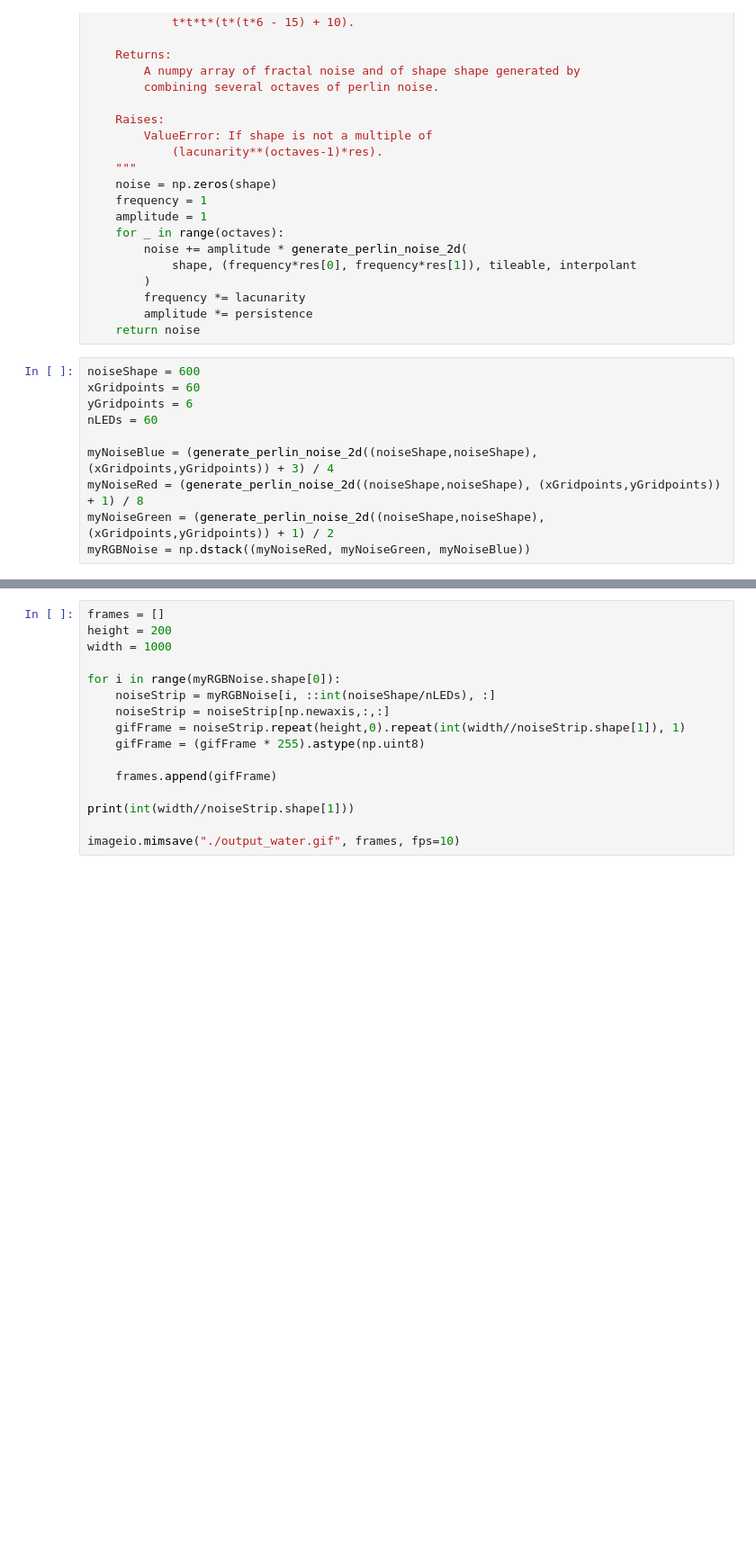
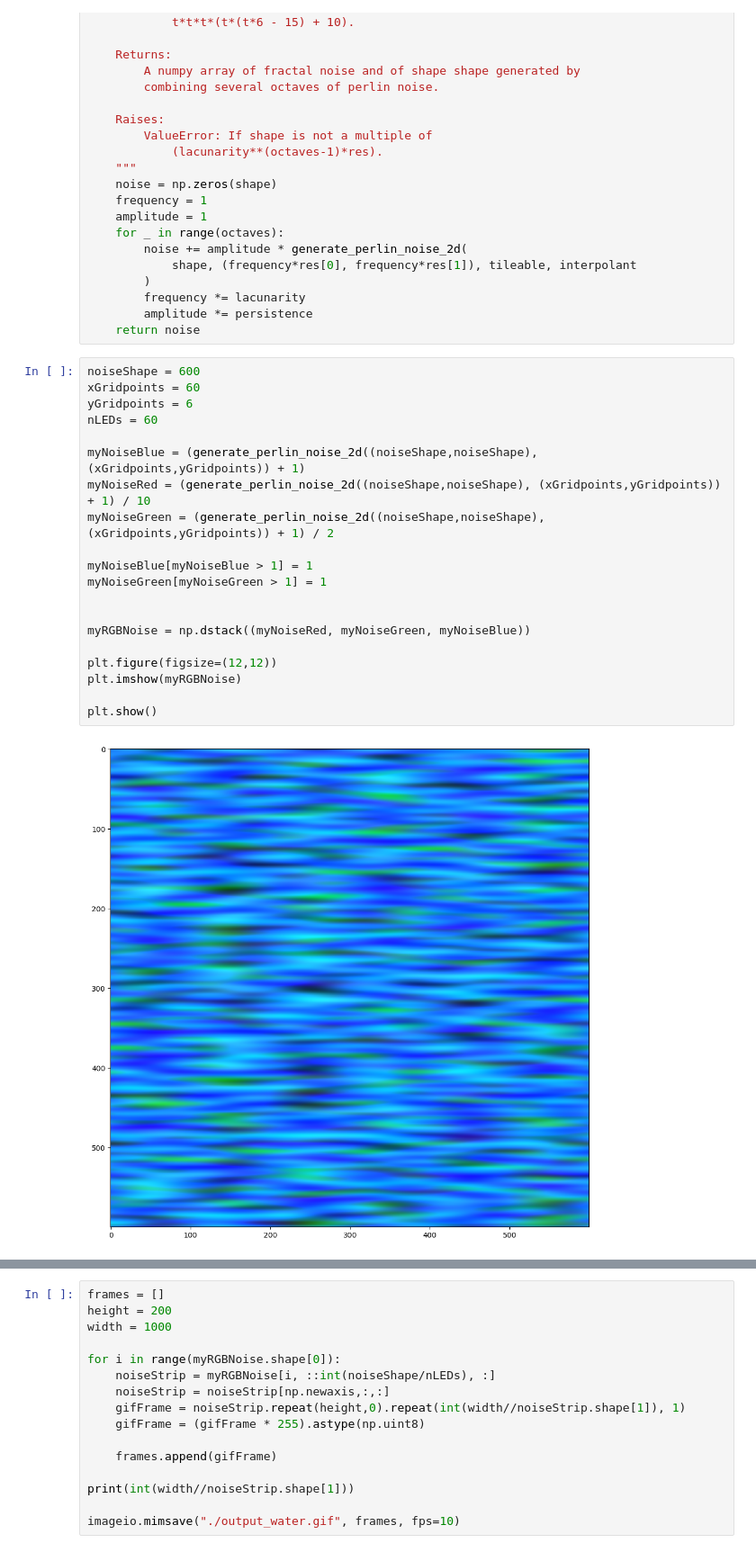
Before and after one commit to Laternenpfahl/rotaryDialLEDController, a Jupyter notebook: LED-OceanAnimation.ipynb, the cells around one changed output, grey strips where cells are left out. Shown at 90% size. Saved outputs shown, nothing was run; the diff lists cells and outputs as text; blank space fills up the shorter version.

```diff
--- a/LED-OceanAnimation.ipynb
+++ b/LED-OceanAnimation.ipynb
@@ -168,11 +168,23 @@ def generate_fractal_noise_2d(
 # %%
 noiseShape = 600
 xGridpoints = 60
 yGridpoints = 6
 nLEDs = 60
 
-myNoiseBlue = (generate_perlin_noise_2d((noiseShape,noiseShape), (xGridpoints,yGridpoints)) + 3) / 4
-myNoiseRed = (generate_perlin_noise_2d((noiseShape,noiseShape), (xGridpoints,yGridpoints)) + 1) / 8
+myNoiseBlue = (generate_perlin_noise_2d((noiseShape,noiseShape), (xGridpoints,yGridpoints)) + 1)
+myNoiseRed = (generate_perlin_noise_2d((noiseShape,noiseShape), (xGridpoints,yGridpoints)) + 1) / 10
 myNoiseGreen = (generate_perlin_noise_2d((noiseShape,noiseShape), (xGridpoints,yGridpoints)) + 1) / 2
+
+myNoiseBlue[myNoiseBlue > 1] = 1
+myNoiseGreen[myNoiseGreen > 1] = 1
+
+
 myRGBNoise = np.dstack((myNoiseRed, myNoiseGreen, myNoiseBlue))
+
+plt.figure(figsize=(12,12))
+plt.imshow(myRGBNoise)
+
+plt.show()
+# %% [output]
+[figure, added]
 # %%
```
Also changed, not shown: parts of 6 cells of this notebook, 3 other files.
